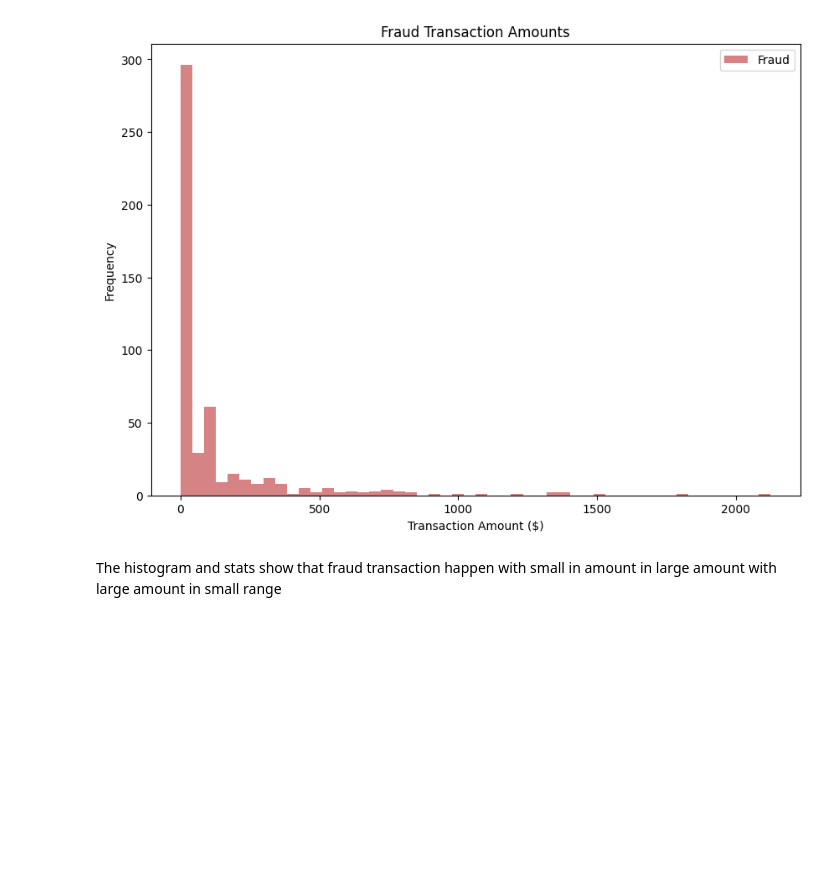
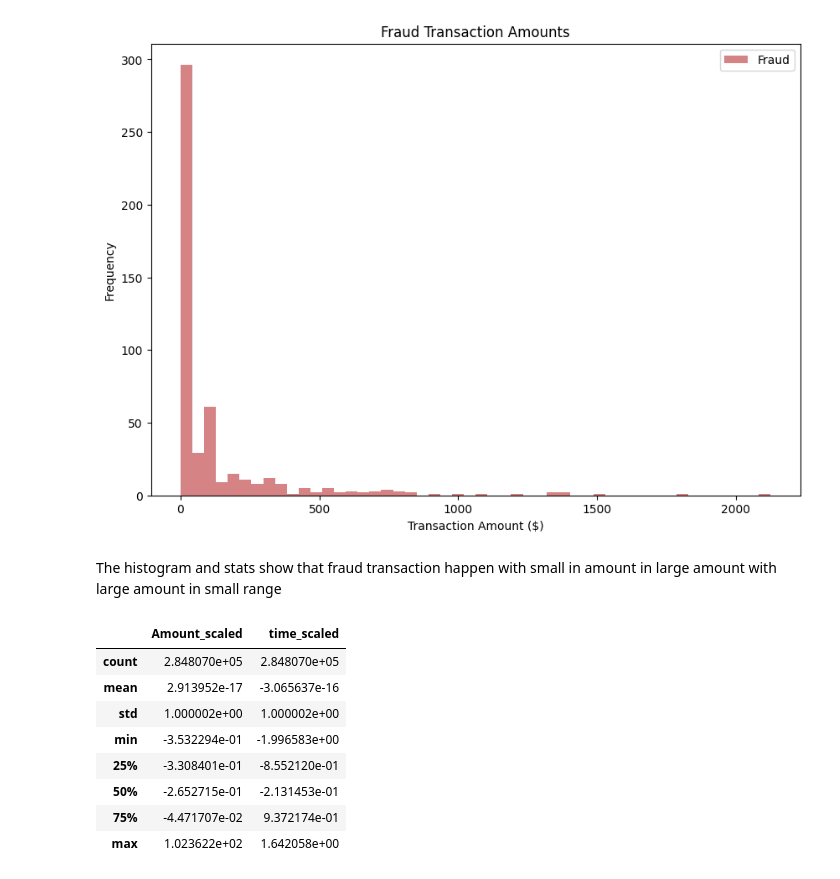
Before and after one commit to Hazik-Allaie/Credit-Card-Fraud-Detection, a Jupyter notebook: fraud_detection.ipynb, the cells around one changed output. Drawn from its saved outputs; the diff is of its cells as text; code cells hidden in the pictures; blank space fills up the shorter version.

```diff
--- a/fraud_detection.ipynb
+++ b/fraud_detection.ipynb
@@ -136,3 +145,20 @@ Name: Amount, dtype: float64
 [figure]
 # %% [markdown]
 The histogram and stats show that fraud transaction happen with small in amount in large amount with large amount in small range
+# %%
+# Scaling amount and time
+scale = StandardScaler()
+df['Amount_scaled' ]= scale.fit_transform(df[['Amount']])
+df['time_scaled'] = scale.fit_transform(df[['Time']])
+
+df[['Amount_scaled','time_scaled']].describe()
+# %% [output]
+|  | Amount_scaled | time_scaled |
+| count | 2.848070e+05 | 2.848070e+05 |
+| mean | 2.913952e-17 | -3.065637e-16 |
+| std | 1.000002e+00 | 1.000002e+00 |
+| min | -3.532294e-01 | -1.996583e+00 |
+| 25% | -3.308401e-01 | -8.552120e-01 |
+| 50% | -2.652715e-01 | -2.131453e-01 |
+| 75% | -4.471707e-02 | 9.372174e-01 |
+| max | 1.023622e+02 | 1.642058e+00 |
```
Also changed, not shown: parts of 14 cells of this notebook.
